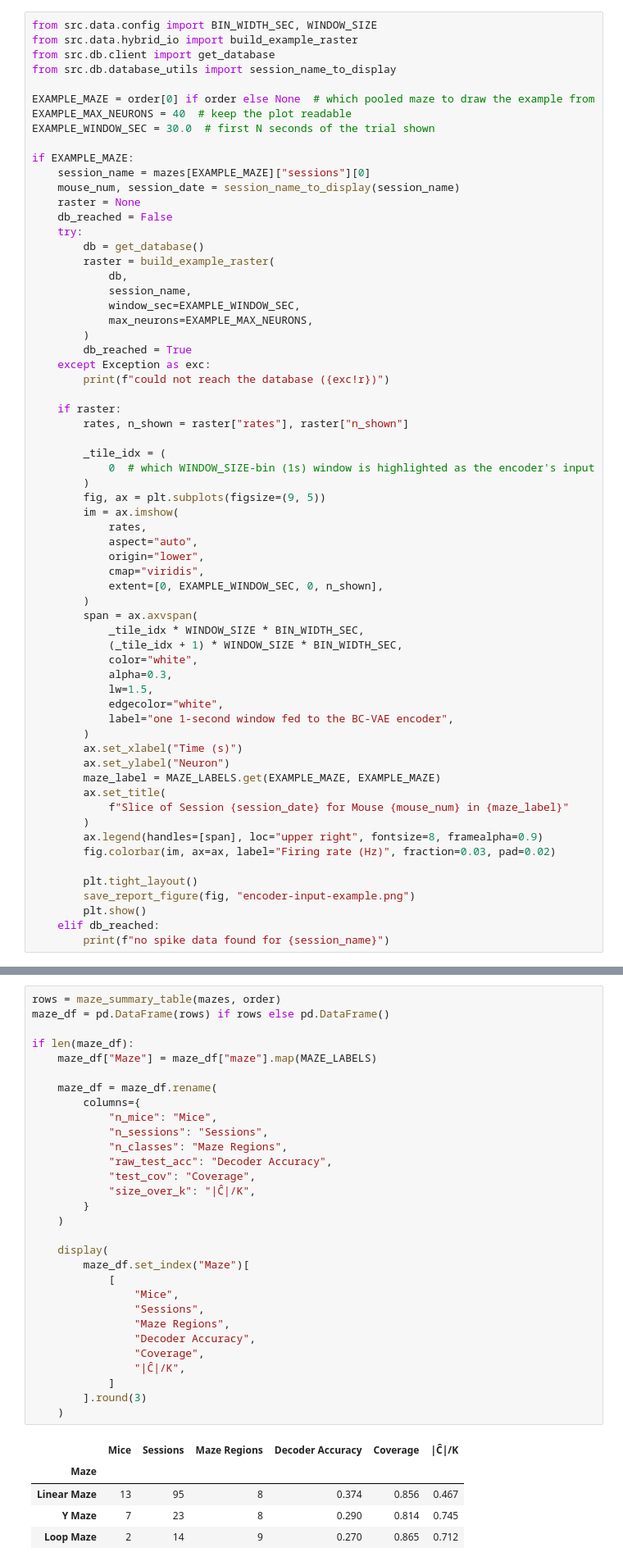
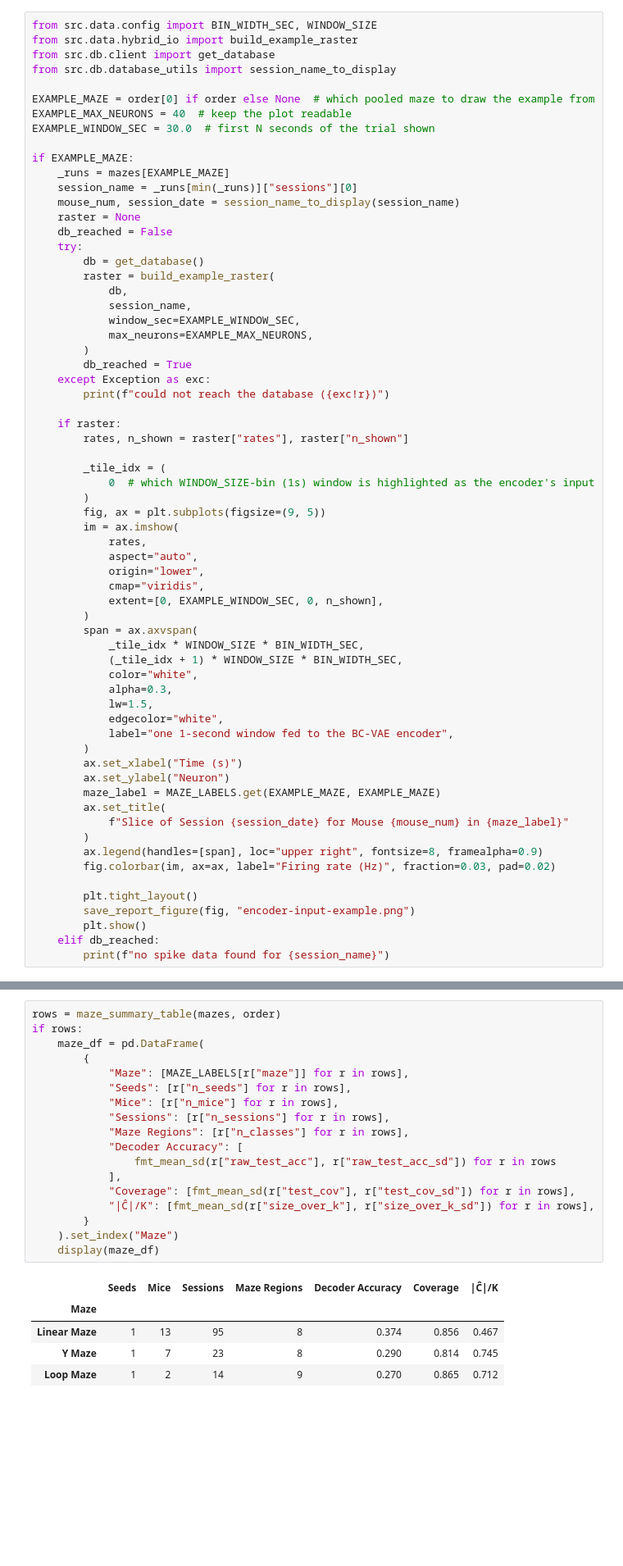
Before and after one commit to ada-ggf25/Conformal-BCI, a Jupyter notebook: analyses/cross_maze.ipynb, the cells around one changed output, grey strips where cells are left out. Shown at 82% size. Drawn from its saved outputs; the diff is of its cells as text; blank space fills up the shorter version.

```diff
--- a/analyses/cross_maze.ipynb
+++ b/analyses/cross_maze.ipynb
@@ -89,7 +109,8 @@ EXAMPLE_MAX_NEURONS = 40  # keep the plot readable
 EXAMPLE_WINDOW_SEC = 30.0  # first N seconds of the trial shown
 
 if EXAMPLE_MAZE:
-    session_name = mazes[EXAMPLE_MAZE]["sessions"][0]
+    _runs = mazes[EXAMPLE_MAZE]
+    session_name = _runs[min(_runs)]["sessions"][0]
     mouse_num, session_date = session_name_to_display(session_name)
     raster = None
     db_reached = False
@@ -275,39 +296,27 @@ Summary of decoder and conformal performance. $K$ is the total number of maze re
 # %%
 rows = maze_summary_table(mazes, order)
-maze_df = pd.DataFrame(rows) if rows else pd.DataFrame()
-
-if len(maze_df):
-    maze_df["Maze"] = maze_df["maze"].map(MAZE_LABELS)
-
-    maze_df = maze_df.rename(
-        columns={
-            "n_mice": "Mice",
-            "n_sessions": "Sessions",
-            "n_classes": "Maze Regions",
-            "raw_test_acc": "Decoder Accuracy",
-            "test_cov": "Coverage",
-            "size_over_k": "|Ĉ|/K",
+if rows:
+    maze_df = pd.DataFrame(
+        {
+            "Maze": [MAZE_LABELS[r["maze"]] for r in rows],
+            "Seeds": [r["n_seeds"] for r in rows],
+            "Mice": [r["n_mice"] for r in rows],
+            "Sessions": [r["n_sessions"] for r in rows],
+            "Maze Regions": [r["n_classes"] for r in rows],
+            "Decoder Accuracy": [
+                fmt_mean_sd(r["raw_test_acc"], r["raw_test_acc_sd"]) for r in rows
+            ],
+            "Coverage": [fmt_mean_sd(r["test_cov"], r["test_cov_sd"]) for r in rows],
+            "|Ĉ|/K": [fmt_mean_sd(r["size_over_k"], r["size_over_k_sd"]) for r in rows],
         }
-    )
-
-    display(
-        maze_df.set_index("Maze")[
-            [
-                "Mice",
-                "Sessions",
-                "Maze Regions",
-                "Decoder Accuracy",
-                "Coverage",
-                "|Ĉ|/K",
-            ]
-        ].round(3)
-    )
+    ).set_index("Maze")
+    display(maze_df)
 # %% [output]
-|  | Mice | Sessions | Maze Regions | Decoder Accuracy | Coverage | |Ĉ|/K |
-| Maze |  |  |  |  |  |  |
-| Linear Maze | 13 | 95 | 8 | 0.374 | 0.856 | 0.467 |
-| Y Maze | 7 | 23 | 8 | 0.290 | 0.814 | 0.745 |
-| Loop Maze | 2 | 14 | 9 | 0.270 | 0.865 | 0.712 |
+|  | Seeds | Mice | Sessions | Maze Regions | Decoder Accuracy | Coverage | |Ĉ|/K |
+| Maze |  |  |  |  |  |  |  |
+| Linear Maze | 1 | 13 | 95 | 8 | 0.374 | 0.856 | 0.467 |
+| Y Maze | 1 | 7 | 23 | 8 | 0.290 | 0.814 | 0.745 |
+| Loop Maze | 1 | 2 | 14 | 9 | 0.270 | 0.865 | 0.712 |
 # %% [markdown]
 ## 4. Calibration Performance On Test Data
 
```
Also changed, not shown: parts of 13 cells of this notebook.
